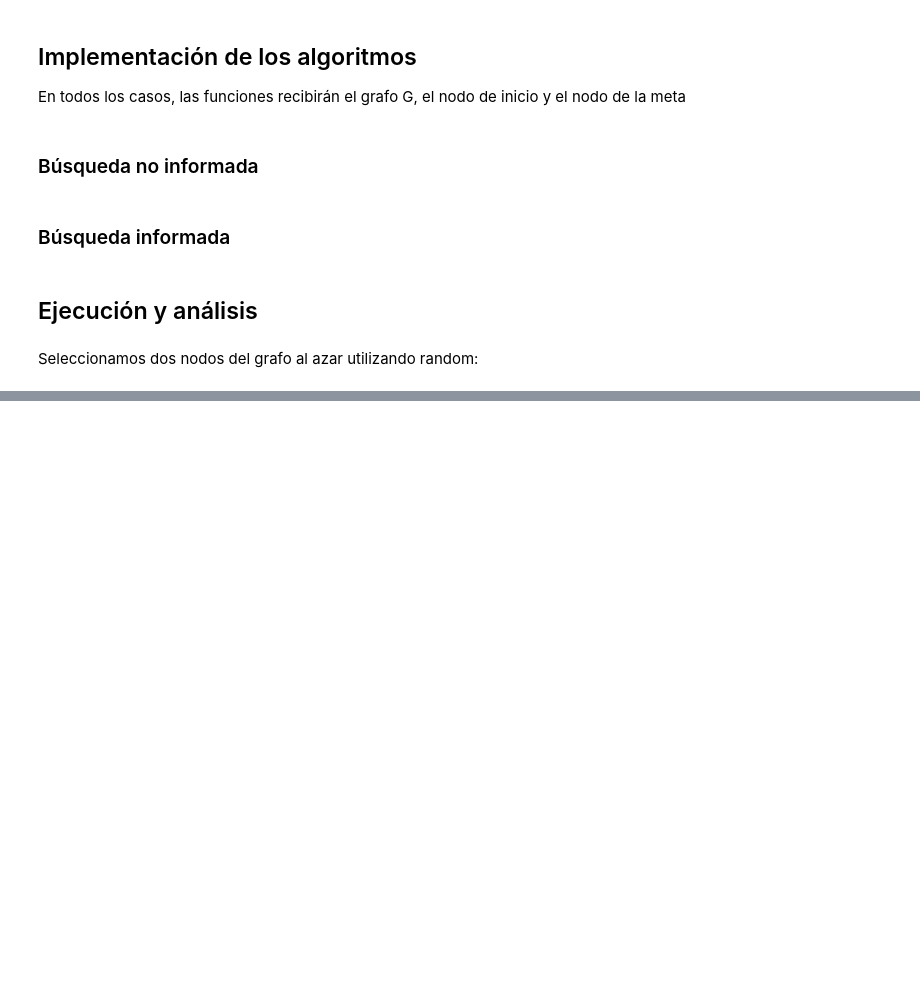
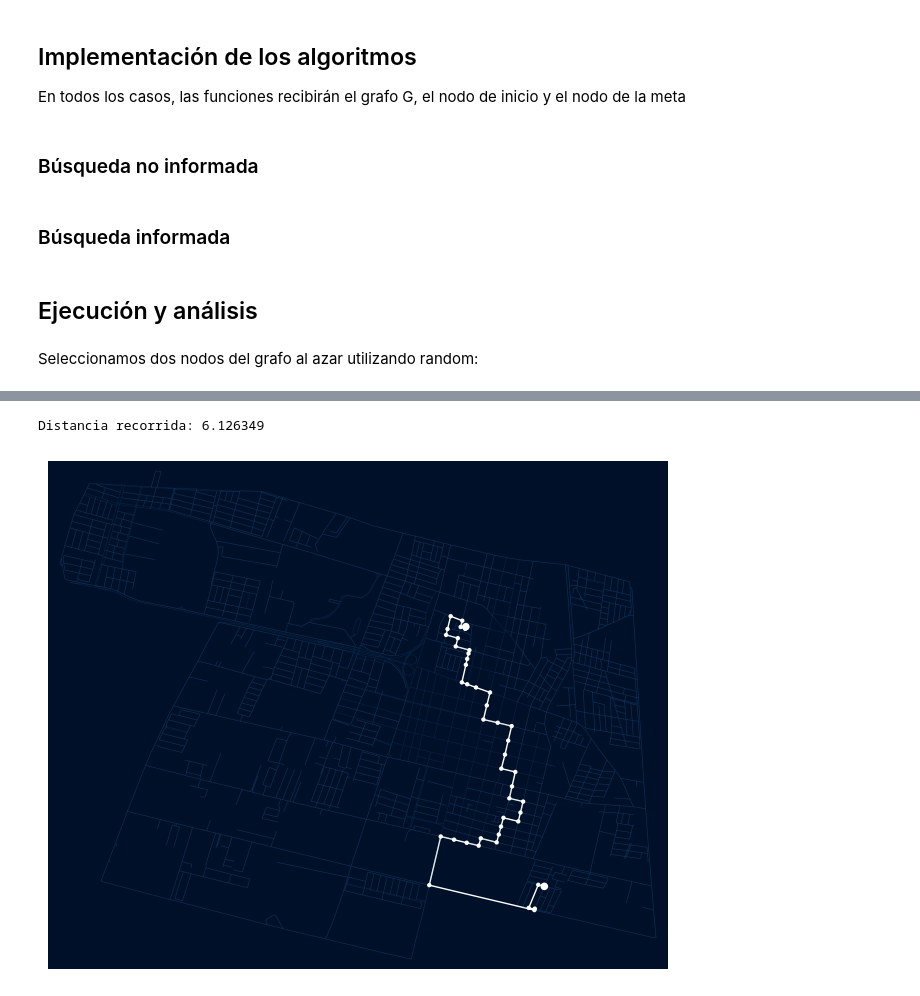
Before and after one commit to schweigenderFlugel/ia-con-python, a Jupyter notebook: searching/actividad_1_busqueda.ipynb, the cells around one changed output, grey strips where cells are left out. Saved outputs shown, nothing was run; the diff lists cells and outputs as text; code cells hidden in the pictures; blank space fills up the shorter version.

```diff
--- a/searching/actividad_1_busqueda.ipynb
+++ b/searching/actividad_1_busqueda.ipynb
@@ -359,3 +357,8 @@ TypeError: cannot unpack non-iterable NoneType object
+# %%
+dibujar_solucion(inicio, meta)
+# %% [output]
+Distancia recorrida: 6.126349
+[figure, added]
 # %%
 pintar_camino(inicio, meta)
 # %% [output]
```
Also changed, not shown: parts of 15 cells of this notebook, 2 other files.
